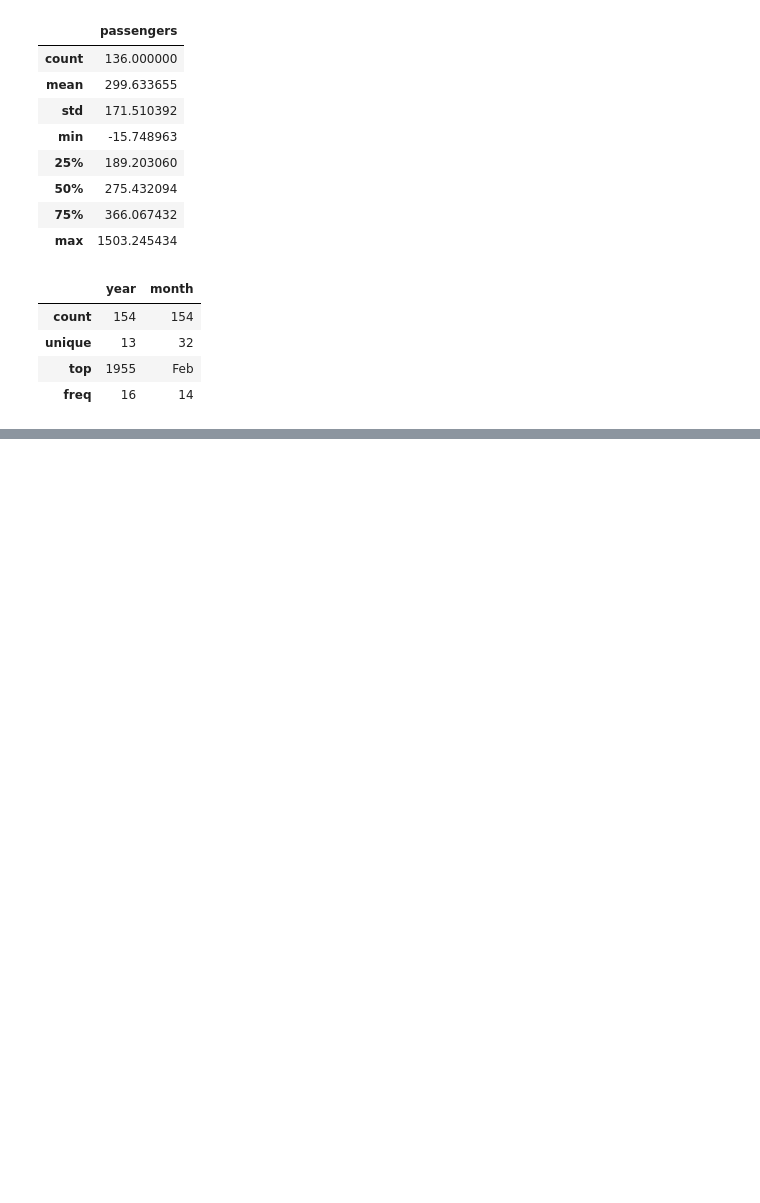
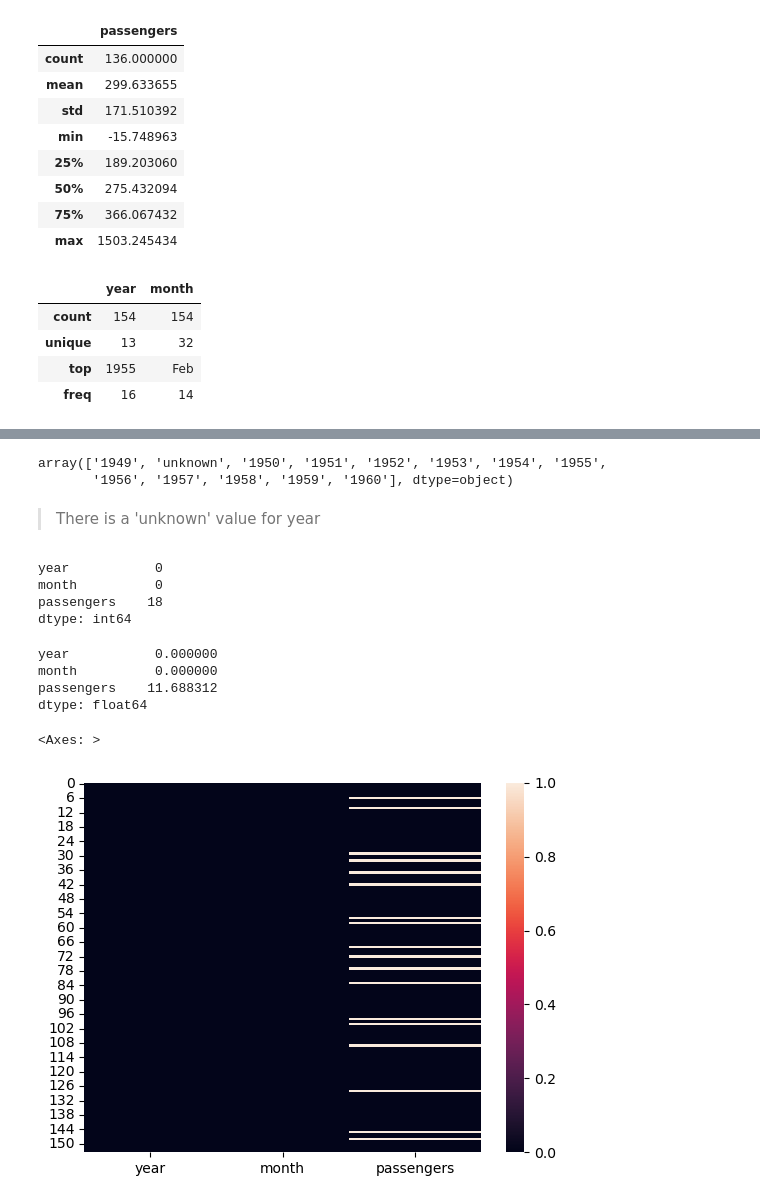
Before and after one commit to walidazimi-star/CA-Data-Science-Mini_Project_1_EDA, a Jupyter notebook: 7. EDA Mini Project Demo.ipynb, the cells around one changed output, grey strips where cells are left out. Drawn from its saved outputs; the diff is of its cells as text; code cells hidden in the pictures; blank space fills up the shorter version.

```diff
--- a/7. EDA Mini Project Demo.ipynb
+++ b/7. EDA Mini Project Demo.ipynb
@@ -68,0 +75,30 @@ flights.describe(include='O')
+# %%
+# investigate the year column
+flights['year'].unique()
+# %% [output]
+array(['1949', 'unknown', '1950', '1951', '1952', '1953', '1954', '1955',
+       '1956', '1957', '1958', '1959', '1960'], dtype=object)
+# %% [markdown]
+> There is a 'unknown' value for year
+# %%
+ # confirm missing values
+flights.isna().sum(0)
+# %% [output]
+year           0
+month          0
+passengers    18
+dtype: int64
+# %%
+# check the percentage of missing values
+flights.isna().sum() / len(flights) * 100
+# %% [output]
+year           0.000000
+month          0.000000
+passengers    11.688312
+dtype: float64
+# %%
+# Visualize the missing value
+sns.heatmap(flights.isna())
+# %% [output]
+<Axes: >
+[figure, added]
```
Also changed, not shown: parts of 9 cells of this notebook.
